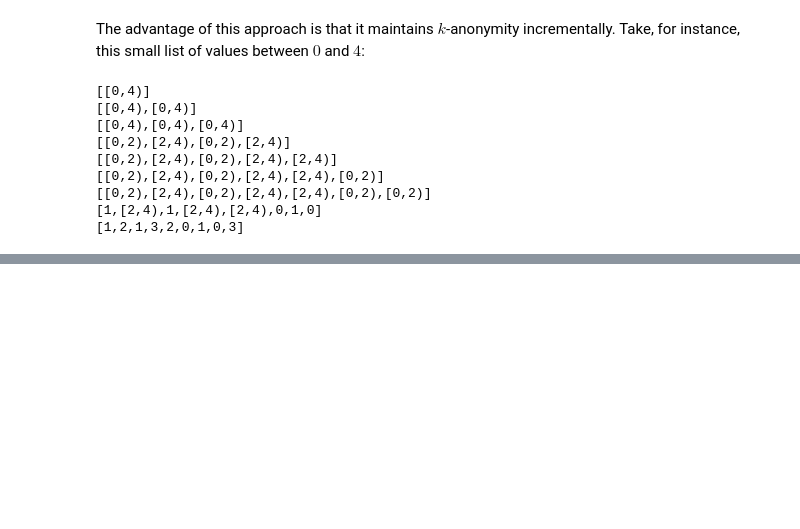
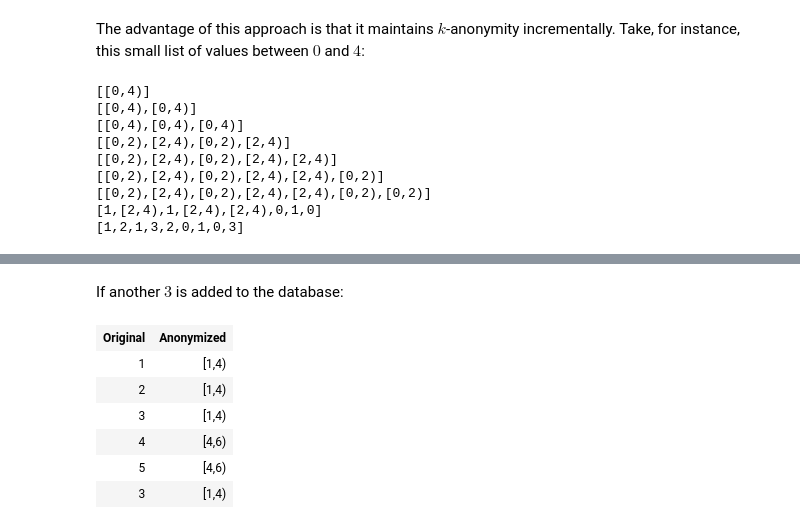
Before and after one commit to oisdk/IHaskell, a Jupyter notebook: notebooks/Privacy.ipynb, the cells around one changed output, grey strips where cells are left out. Cells and saved outputs as stored; diff of their text form; code cells hidden in the pictures; blank space fills up the shorter version.

```diff
--- a/notebooks/Privacy.ipynb
+++ b/notebooks/Privacy.ipynb
@@ -452,0 +551,14 @@ mapM_ print (incrementalAnon 2 2 [1,2,1,3,2,0,1,0,3])
+# %% [markdown]
+If another $3$ is added to the database:
+# %%
+nextTree = PrivateHuffman 2 singletonRange (buildAlphHuffman (frequencies [1,2,3,4,5,3]))
+nextTable = buildAnonTable nextTree [1,2,3,4,5,3]
+nextTable
+# %% [output]
+| Original | Anonymized |
+| 1 | [1,4) |
+| 2 | [1,4) |
+| 3 | [1,4) |
+| 4 | [4,6) |
+| 5 | [4,6) |
+| 3 | [1,4) |
```
Also changed, not shown: parts of 16 cells of this notebook, 8 other files.
